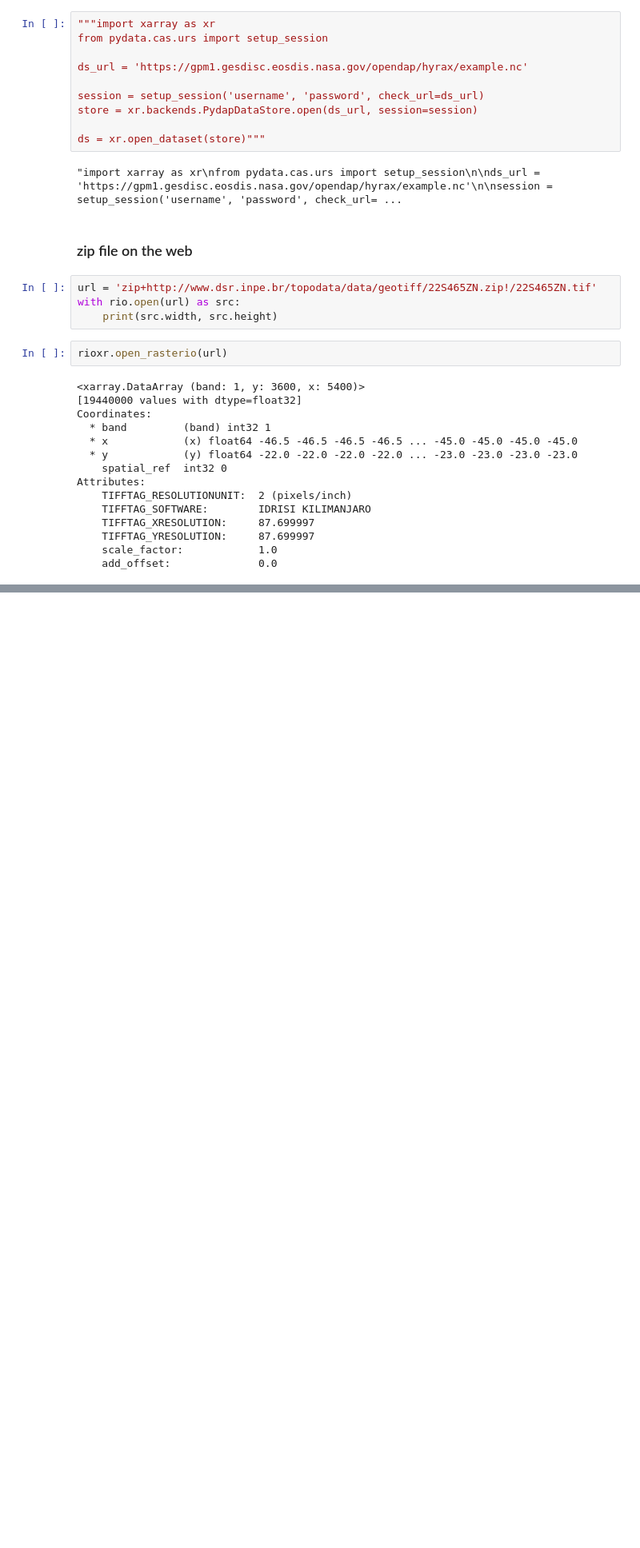
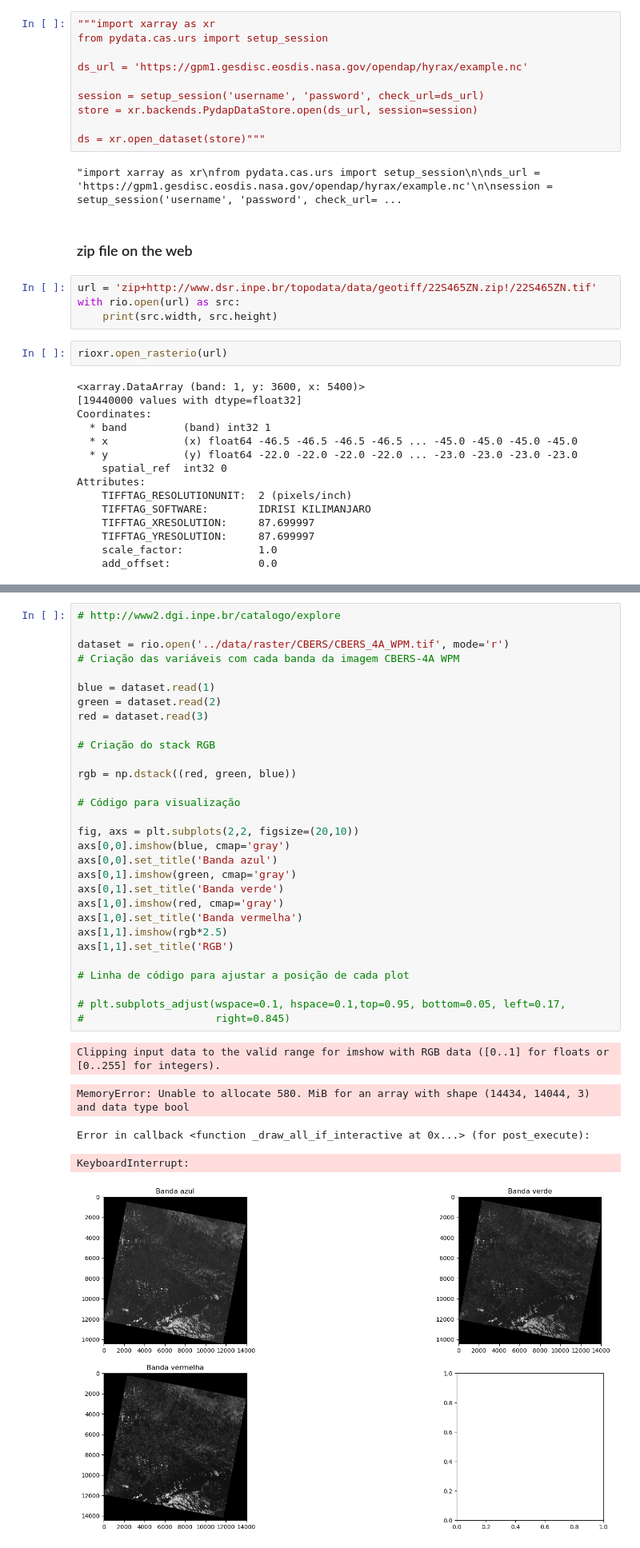
Before and after one commit to LPontes/Python-for-Geospatial-Analysis, a Jupyter notebook: tutorials/2.0 - Raster - Get satellite images.ipynb, the cells around one changed output, grey strips where cells are left out. Shown at 80% size. Saved outputs shown, nothing was run; the diff lists cells and outputs as text; blank space fills up the shorter version.

```diff
--- a/tutorials/2.0 - Raster - Get satellite images.ipynb
+++ b/tutorials/2.0 - Raster - Get satellite images.ipynb
@@ -104,0 +102,36 @@ Attributes:
+# %%
+# http://www2.dgi.inpe.br/catalogo/explore
+
+dataset = rio.open('../data/raster/CBERS/CBERS_4A_WPM.tif', mode='r')
+# Criação das variáveis com cada banda da imagem CBERS-4A WPM
+
+blue = dataset.read(1)
+green = dataset.read(2)
+red = dataset.read(3)
+
+# Criação do stack RGB
+
+rgb = np.dstack((red, green, blue))
+
+# Código para visualização
+
+fig, axs = plt.subplots(2,2, figsize=(20,10))
+axs[0,0].imshow(blue, cmap='gray')
+axs[0,0].set_title('Banda azul')
+axs[0,1].imshow(green, cmap='gray')
+axs[0,1].set_title('Banda verde')
+axs[1,0].imshow(red, cmap='gray')
+axs[1,0].set_title('Banda vermelha')
+axs[1,1].imshow(rgb*2.5)
+axs[1,1].set_title('RGB')
+
+# Linha de código para ajustar a posição de cada plot
+
+# plt.subplots_adjust(wspace=0.1, hspace=0.1,top=0.95, bottom=0.05, left=0.17,
+#                     right=0.845)
+# %% [output]
+Clipping input data to the valid range for imshow with RGB data ([0..1] for floats or [0..255] for integers).
+MemoryError: Unable to allocate 580. MiB for an array with shape (14434, 14044, 3) and data type bool
+Error in callback <function _draw_all_if_interactive at 0x...> (for post_execute):
+KeyboardInterrupt:
+[figure, added]
```
Also changed, not shown: parts of 8 cells of this notebook, 8 other files.
